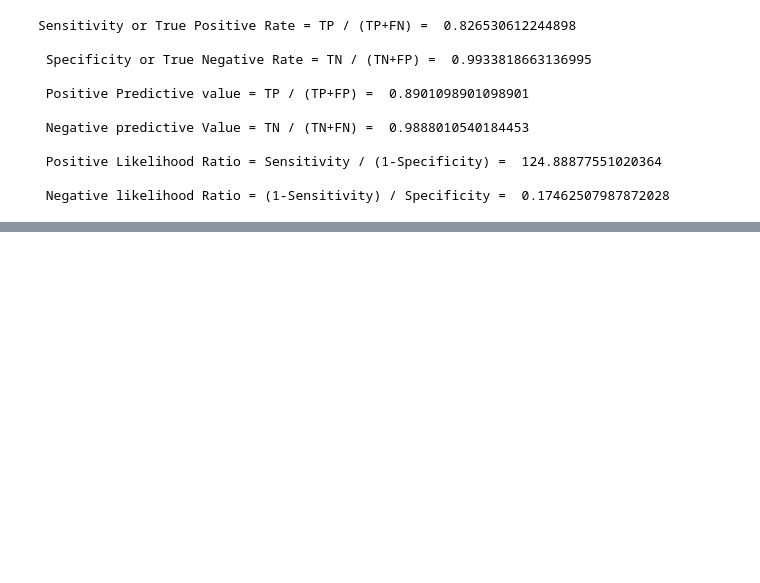
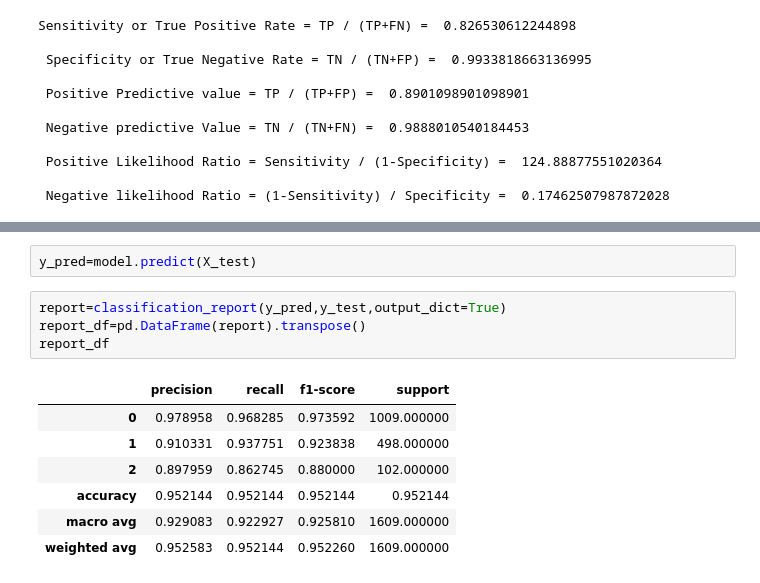
Before and after one commit to Akarshan-Jaiswal/Project_ALBA, a Jupyter notebook: notebooks/Decision_Tree_Jaga.ipynb, the cells around one changed output, grey strips where cells are left out. Saved outputs shown, nothing was run; the diff lists cells and outputs as text; blank space fills up the shorter version.

```diff
--- a/notebooks/Decision_Tree_Jaga.ipynb
+++ b/notebooks/Decision_Tree_Jaga.ipynb
@@ -336,0 +378,14 @@ Sensitivity or True Positive Rate = TP / (TP+FN) =  0.826530612244898
+# %%
+y_pred=model.predict(X_test)
+# %%
+report=classification_report(y_pred,y_test,output_dict=True)
+report_df=pd.DataFrame(report).transpose()
+report_df
+# %% [output]
+|  | precision | recall | f1-score | support |
+| 0 | 0.978958 | 0.968285 | 0.973592 | 1009.000000 |
+| 1 | 0.910331 | 0.937751 | 0.923838 | 498.000000 |
+| 2 | 0.897959 | 0.862745 | 0.880000 | 102.000000 |
+| accuracy | 0.952144 | 0.952144 | 0.952144 | 0.952144 |
+| macro avg | 0.929083 | 0.922927 | 0.925810 | 1609.000000 |
+| weighted avg | 0.952583 | 0.952144 | 0.952260 | 1609.000000 |
```
Also changed, not shown: parts of 12 cells of this notebook.
